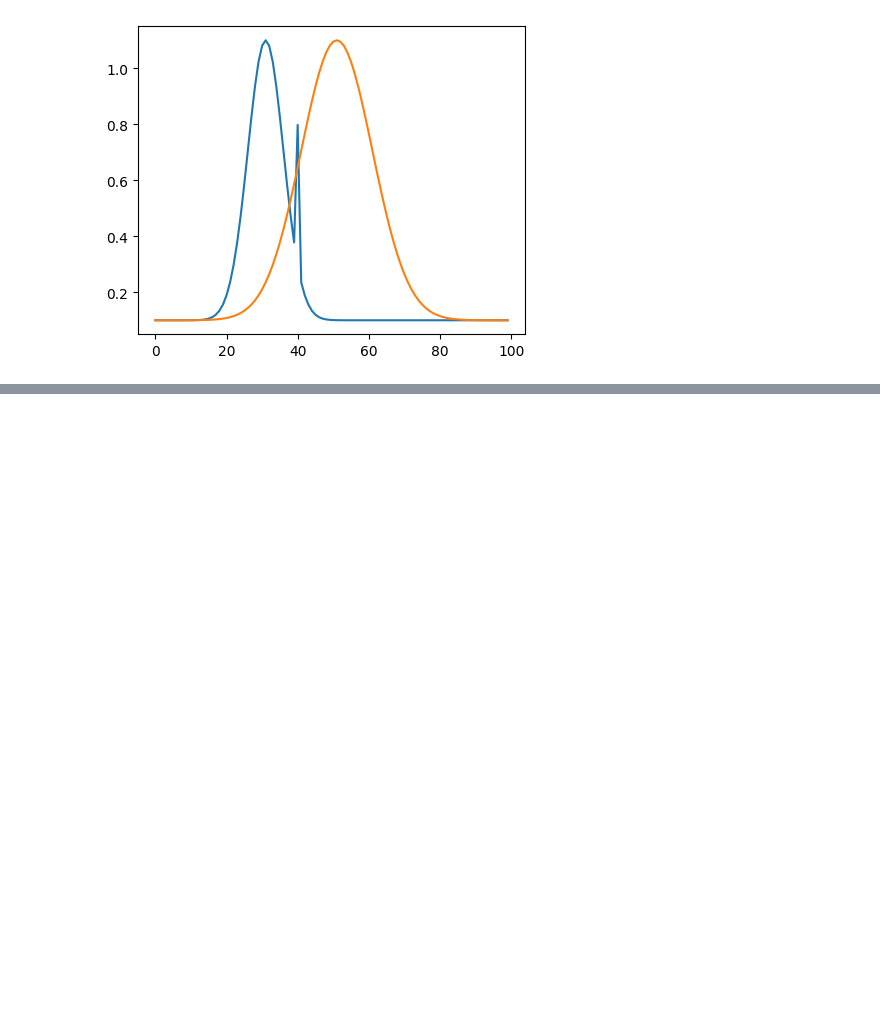
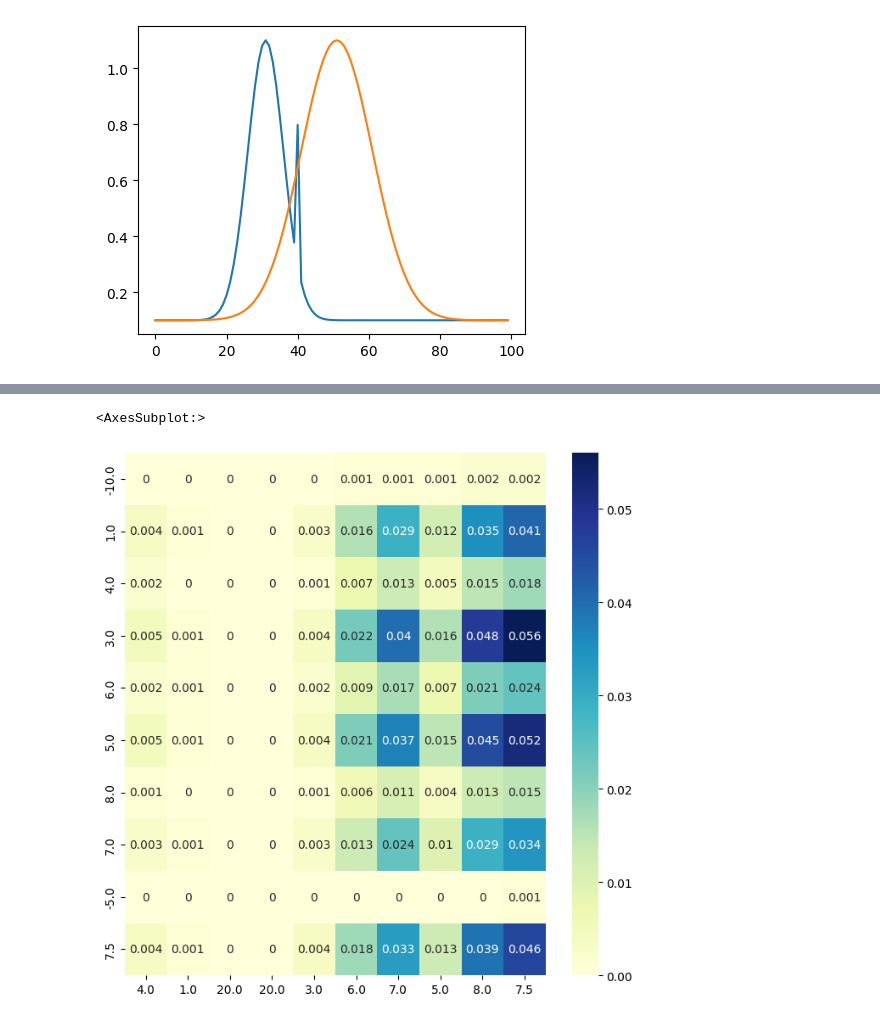
Before and after one commit to ducphuE10/robust-OPW, a Jupyter notebook: run.ipynb, the cells around one changed output, grey strips where cells are left out. Saved outputs shown, nothing was run; the diff lists cells and outputs as text; code cells hidden in the pictures; blank space fills up the shorter version.

```diff
--- a/run.ipynb
+++ b/run.ipynb
@@ -107,0 +103,10 @@ from algo import *
+# %%
+join_prob = y1_prob.dot(y2_prob.T)
+# %%
+import seaborn as sns
+
+plt.figure(figsize=(8, 8))
+sns.heatmap(join_prob.round(3),cmap="YlGnBu",annot = True,xticklabels=y2.reshape(10,), yticklabels=y1.reshape(10,))
+# %% [output]
+<AxesSubplot:>
+[figure, added]
```
Also changed, not shown: parts of 25 cells of this notebook, 4 other files.
